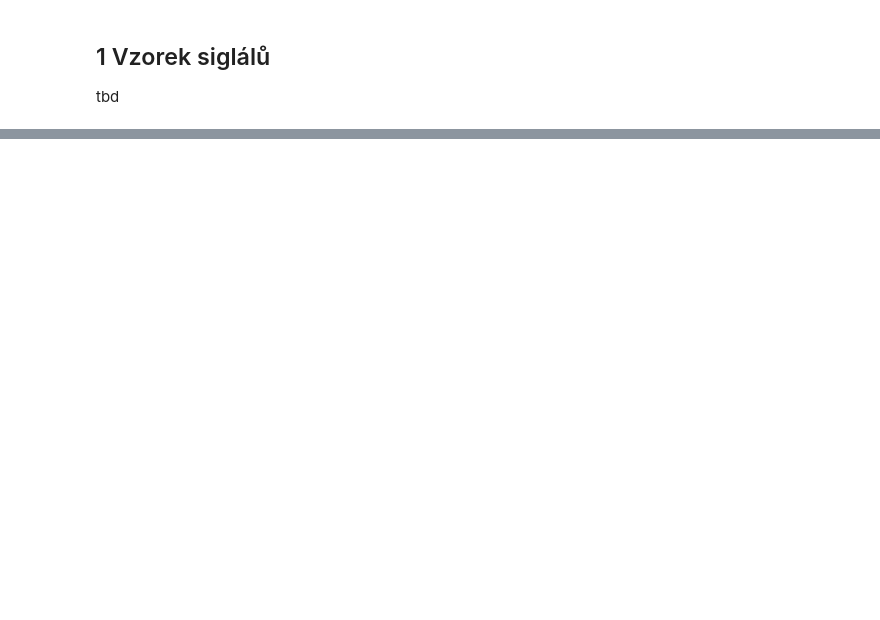
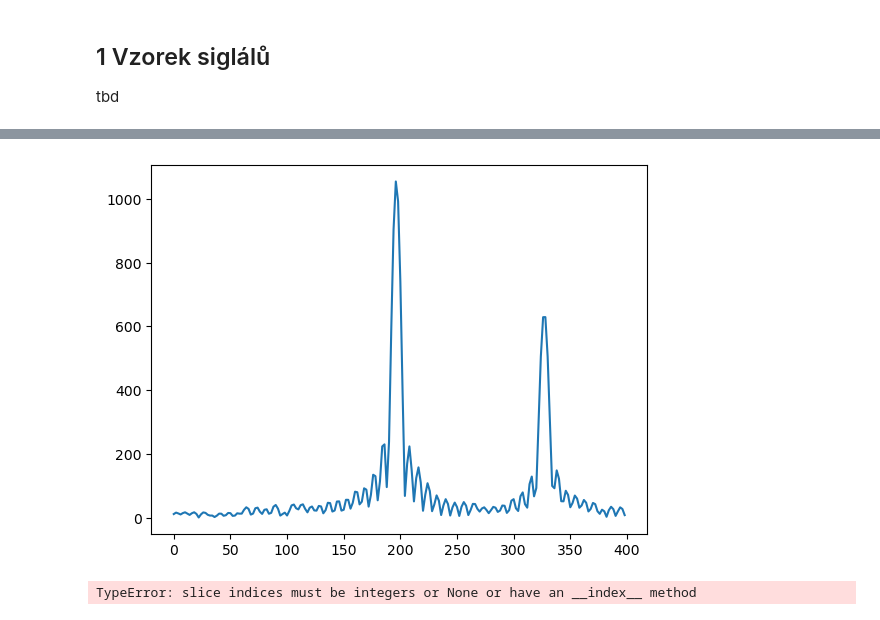
Before and after one commit to jirmusovic/Signaly-a-systemy, a Jupyter notebook: py/proj.ipynb, the cells around one changed output, grey strips where cells are left out. Drawn from its saved outputs; the diff is of its cells as text; code cells hidden in the pictures; blank space fills up the shorter version.

```diff
--- a/py/proj.ipynb
+++ b/py/proj.ipynb
@@ -90,0 +80,34 @@ plt.show()
+# %%
+#DTFT i guess
+a = xall[24]
+all_dft = np.fft.fft(a)
+X = np.arange(0, int(all_dft.size/2)+1)
+mag = np.abs(all_dft[X])
+f = X/all_dft.size*Fs
+
+
+RANGE = 50
+FREQPOINTS = 200
+fmax = f[np.argmax(mag)]
+fsweep = np.linspace(fmax - RANGE, fmax + RANGE, FREQPOINTS)
+
+
+n = np.arange(0, all_dft.size)
+A = np.zeros([FREQPOINTS, N],dtype=complex)
+for k in np.arange(0,FREQPOINTS):
+    A[k,:] = np.exp(-1j * 2 * np.pi * fsweep[k] / Fs * n)     # norm. omega = 2 * pi * f / Fs ...
+
+Xdtft = np.matmul(A,a.T)
+
+precisefmax = fsweep[np.argmax(np.abs(Xdtft))]
+
+plt.plot(f[0:Xdtft.size], abs(Xdtft))
+plt.show()
+
+dtft = abs(Xdtft)
+d1 = ss.find_peaks(dtft[dtft.size//2:], max(dtft[dtft.size//1.85:])//1.85)[0][0]
+d2 = ss.find_peaks(dtft[dtft.size//2:], max(dtft[dtft.size//1.85:])//1.85)[0][1]
+print(1/(d2-d1)*Fs)
+# %% [output]
+[figure, added]
+TypeError: slice indices must be integers or None or have an __index__ method
```
Also changed, not shown: parts of 5 cells of this notebook, 3 other files.
